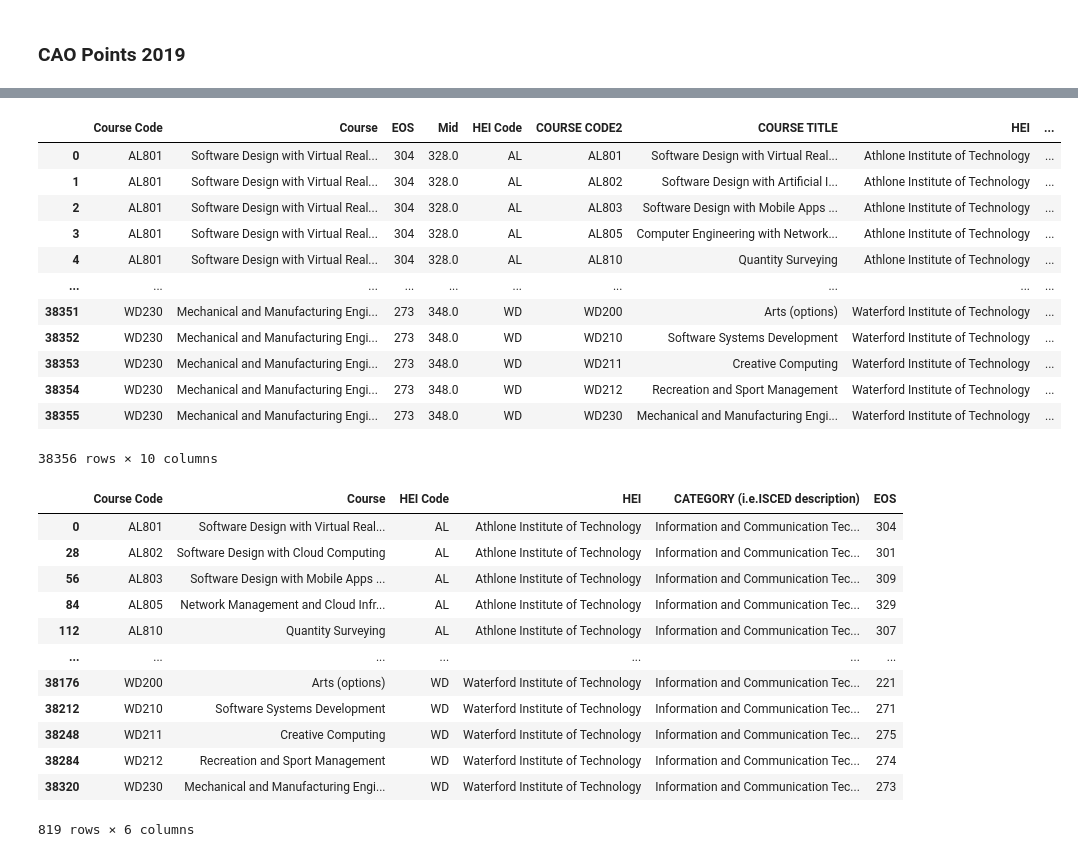
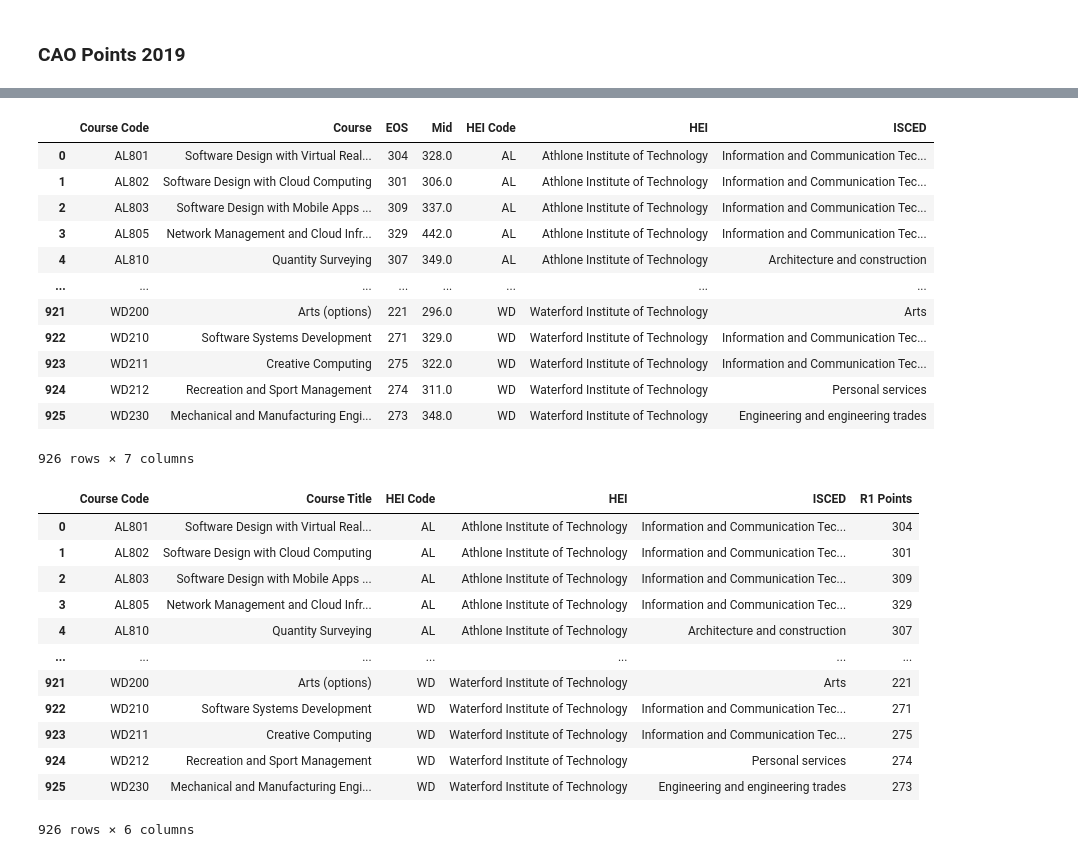
Before and after one commit to donneger/data_analysis_assessment, a Jupyter notebook: cao.ipynb, the cells around one changed output, grey strips where cells are left out. Cells and saved outputs as stored; diff of their text form; code cells hidden in the pictures.

Commit message:
Working on 2019 data to figure out how to deal with the BN,DT and TA courses that have moved to TU codes in 2020 and 2021.

```diff
--- a/cao.ipynb
+++ b/cao.ipynb
@@ -362,0 +418,5 @@ df2019_lvl8
+# %%
+# Remove the null value courses.
+notnullr1 = pd.notnull(df2019_lvl8['EOS'])
+df2019_lvl8 = df2019_lvl8[notnullr1]
+df2019_lvl8
@@ -363,37 +455,36 @@ df2019_lvl8
 # %%
-# Temporary dataframe to get the HEI details and ISCED Category
-df=pd.merge(df2019_lvl8, df2020_lvl8, on='HEI Code', how='inner')
+# Temporary dataframe to get the HEI details and ISCED Category from the 2020 file.
+df=pd.merge(df2019_lvl8, df2020_lvl8[['Course Code','HEI','ISCED']], on='Course Code', how='left')
 df
-#df2019_lvl8.set_index('Course Code').join(df2020.set_index('COURSE CODE2'))
 # %% [output]
-|  | Course Code | Course | EOS | Mid | HEI Code | COURSE CODE2 | COURSE TITLE | HEI | ... |
-| 0 | AL801 | Software Design with Virtual Real... | 304 | 328.0 | AL | AL801 | Software Design with Virtual Real... | Athlone Institute of Technology | ... |
-| 1 | AL801 | Software Design with Virtual Real... | 304 | 328.0 | AL | AL802 | Software Design with Artificial I... | Athlone Institute of Technology | ... |
-| 2 | AL801 | Software Design with Virtual Real... | 304 | 328.0 | AL | AL803 | Software Design with Mobile Apps ... | Athlone Institute of Technology | ... |
-| 3 | AL801 | Software Design with Virtual Real... | 304 | 328.0 | AL | AL805 | Computer Engineering with Network... | Athlone Institute of Technology | ... |
-| 4 | AL801 | Software Design with Virtual Real... | 304 | 328.0 | AL | AL810 | Quantity Surveying | Athlone Institute of Technology | ... |
-| ... | ... | ... | ... | ... | ... | ... | ... | ... | ... |
-| 38351 | WD230 | Mechanical and Manufacturing Engi... | 273 | 348.0 | WD | WD200 | Arts (options) | Waterford Institute of Technology | ... |
-| 38352 | WD230 | Mechanical and Manufacturing Engi... | 273 | 348.0 | WD | WD210 | Software Systems Development | Waterford Institute of Technology | ... |
-| 38353 | WD230 | Mechanical and Manufacturing Engi... | 273 | 348.0 | WD | WD211 | Creative Computing | Waterford Institute of Technology | ... |
-| 38354 | WD230 | Mechanical and Manufacturing Engi... | 273 | 348.0 | WD | WD212 | Recreation and Sport Management | Waterford Institute of Technology | ... |
-| 38355 | WD230 | Mechanical and Manufacturing Engi... | 273 | 348.0 | WD | WD230 | Mechanical and Manufacturing Engi... | Waterford Institute of Technology | ... |
+|  | Course Code | Course | EOS | Mid | HEI Code | HEI | ISCED |
+| 0 | AL801 | Software Design with Virtual Real... | 304 | 328.0 | AL | Athlone Institute of Technology | Information and Communication Tec... |
+| 1 | AL802 | Software Design with Cloud Computing | 301 | 306.0 | AL | Athlone Institute of Technology | Information and Communication Tec... |
+| 2 | AL803 | Software Design with Mobile Apps ... | 309 | 337.0 | AL | Athlone Institute of Technology | Information and Communication Tec... |
+| 3 | AL805 | Network Management and Cloud Infr... | 329 | 442.0 | AL | Athlone Institute of Technology | Information and Communication Tec... |
+| 4 | AL810 | Quantity Surveying | 307 | 349.0 | AL | Athlone Institute of Technology | Architecture and construction |
+| ... | ... | ... | ... | ... | ... | ... | ... |
+| 921 | WD200 | Arts (options) | 221 | 296.0 | WD | Waterford Institute of Technology | Arts |
+| 922 | WD210 | Software Systems Development | 271 | 329.0 | WD | Waterford Institute of Technology | Information and Communication Tec... |
+| 923 | WD211 | Creative Computing | 275 | 322.0 | WD | Waterford Institute of Technology | Information and Communication Tec... |
+| 924 | WD212 | Recreation and Sport Management | 274 | 311.0 | WD | Waterford Institute of Technology | Personal services |
+| 925 | WD230 | Mechanical and Manufacturing Engi... | 273 | 348.0 | WD | Waterford Institute of Technology | Engineering and engineering trades |
-38356 rows × 10 columns
+926 rows × 7 columns
 # %%
-df1 = df.drop_duplicates(subset=['Course Code'])
-df2019_lvl8 =df1[['Course Code', 'Course', 'HEI Code', 'HEI', 'CATEGORY (i.e.ISCED description)', 'EOS']]
+df2019_lvl8 =df[['Course Code', 'Course', 'HEI Code', 'HEI', 'ISCED', 'EOS']]
+df2019_lvl8 = df2019_lvl8.rename(columns={'Course':'Course Title','EOS':'R1 Points'})
 df2019_lvl8
 # %% [output]
-|  | Course Code | Course | HEI Code | HEI | CATEGORY (i.e.ISCED description) | EOS |
+|  | Course Code | Course Title | HEI Code | HEI | ISCED | R1 Points |
 | 0 | AL801 | Software Design with Virtual Real... | AL | Athlone Institute of Technology | Information and Communication Tec... | 304 |
-| 28 | AL802 | Software Design with Cloud Computing | AL | Athlone Institute of Technology | Information and Communication Tec... | 301 |
-| 56 | AL803 | Software Design with Mobile Apps ... | AL | Athlone Institute of Technology | Information and Communication Tec... | 309 |
-| 84 | AL805 | Network Management and Cloud Infr... | AL | Athlone Institute of Technology | Information and Communication Tec... | 329 |
-| 112 | AL810 | Quantity Surveying | AL | Athlone Institute of Technology | Information and Communication Tec... | 307 |
+| 1 | AL802 | Software Design with Cloud Computing | AL | Athlone Institute of Technology | Information and Communication Tec... | 301 |
+| 2 | AL803 | Software Design with Mobile Apps ... | AL | Athlone Institute of Technology | Information and Communication Tec... | 309 |
+| 3 | AL805 | Network Management and Cloud Infr... | AL | Athlone Institute of Technology | Information and Communication Tec... | 329 |
+| 4 | AL810 | Quantity Surveying | AL | Athlone Institute of Technology | Architecture and construction | 307 |
 | ... | ... | ... | ... | ... | ... | ... |
-| 38176 | WD200 | Arts (options) | WD | Waterford Institute of Technology | Information and Communication Tec... | 221 |
-| 38212 | WD210 | Software Systems Development | WD | Waterford Institute of Technology | Information and Communication Tec... | 271 |
-| 38248 | WD211 | Creative Computing | WD | Waterford Institute of Technology | Information and Communication Tec... | 275 |
-| 38284 | WD212 | Recreation and Sport Management | WD | Waterford Institute of Technology | Information and Communication Tec... | 274 |
-| 38320 | WD230 | Mechanical and Manufacturing Engi... | WD | Waterford Institute of Technology | Information and Communication Tec... | 273 |
+| 921 | WD200 | Arts (options) | WD | Waterford Institute of Technology | Arts | 221 |
+| 922 | WD210 | Software Systems Development | WD | Waterford Institute of Technology | Information and Communication Tec... | 271 |
+| 923 | WD211 | Creative Computing | WD | Waterford Institute of Technology | Information and Communication Tec... | 275 |
+| 924 | WD212 | Recreation and Sport Management | WD | Waterford Institute of Technology | Personal services | 274 |
+| 925 | WD230 | Mechanical and Manufacturing Engi... | WD | Waterford Institute of Technology | Engineering and engineering trades | 273 |
-819 rows × 6 columns
+926 rows × 6 columns
```
Also changed, not shown: parts of 26 cells of this notebook.
